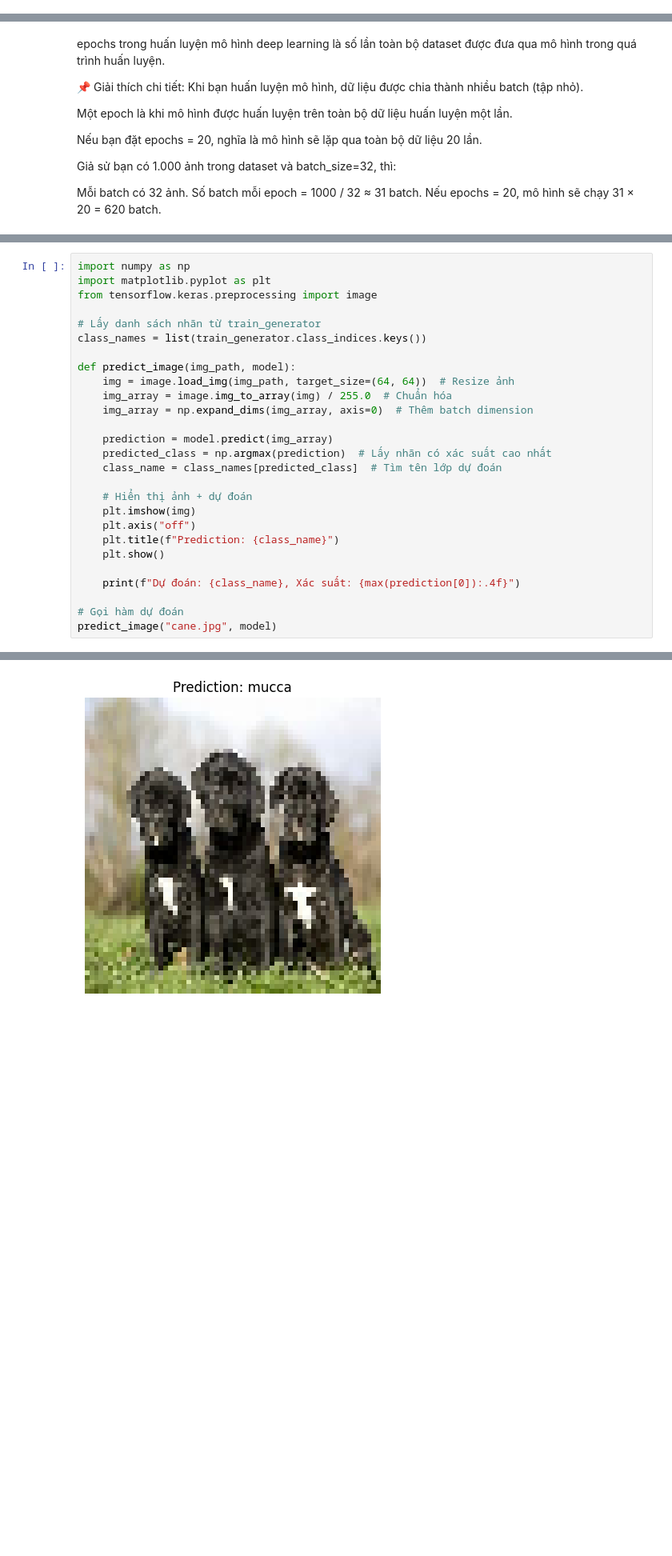
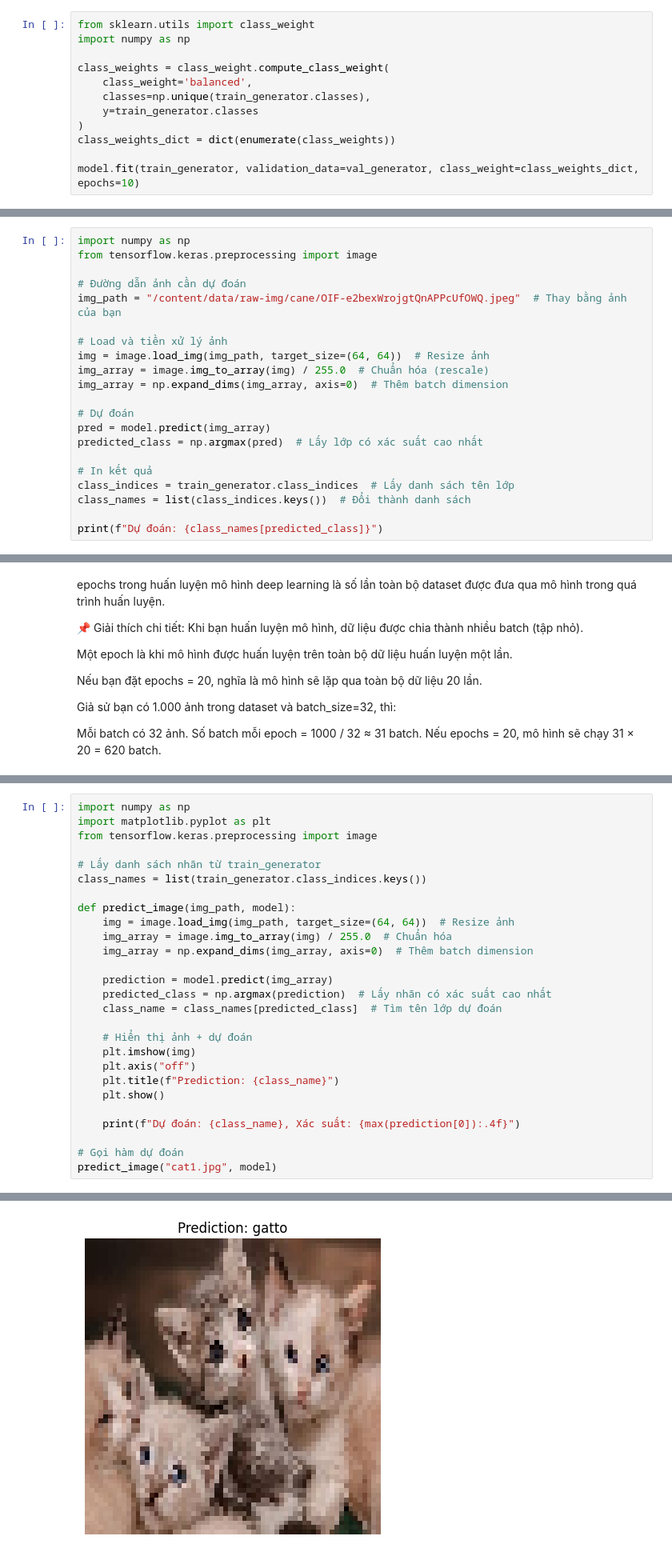
Before and after one commit to hoangDEVteams/deeplearning, a Jupyter notebook: animal10.ipynb, the cells around one changed output, grey strips where cells are left out. Shown at 80% size. Cells and saved outputs as stored; diff of their text form; blank space fills up the shorter version.

```diff
--- a/animal10.ipynb
+++ b/animal10.ipynb
@@ -130,0 +151,12 @@ Found 26179 images belonging to 10 classes.
+# %%
+from sklearn.utils import class_weight
+import numpy as np
+
+class_weights = class_weight.compute_class_weight(
+    class_weight='balanced',
+    classes=np.unique(train_generator.classes),
+    y=train_generator.classes
+)
+class_weights_dict = dict(enumerate(class_weights))
+
+model.fit(train_generator, validation_data=val_generator, class_weight=class_weights_dict, epochs=10)
@@ -198,0 +259,21 @@ Model: "sequential"
+# %%
+import numpy as np
+from tensorflow.keras.preprocessing import image
+
+# Đường dẫn ảnh cần dự đoán
+img_path = "/content/data/raw-img/cane/OIF-e2bexWrojgtQnAPPcUfOWQ.jpeg"  # Thay bằng ảnh của bạn
+
+# Load và tiền xử lý ảnh
+img = image.load_img(img_path, target_size=(64, 64))  # Resize ảnh
+img_array = image.img_to_array(img) / 255.0  # Chuẩn hóa (rescale)
+img_array = np.expand_dims(img_array, axis=0)  # Thêm batch dimension
+
+# Dự đoán
+pred = model.predict(img_array)
+predicted_class = np.argmax(pred)  # Lấy lớp có xác suất cao nhất
+
+# In kết quả
+class_indices = train_generator.class_indices  # Lấy danh sách tên lớp
+class_names = list(class_indices.keys())  # Đổi thành danh sách
+
+print(f"Dự đoán: {class_names[predicted_class]}")
@@ -270,5 +391,5 @@ def predict_image(img_path, model):
     print(f"Dự đoán: {class_name}, Xác suất: {max(prediction[0]):.4f}")
 
 # Gọi hàm dự đoán
-predict_image("cane.jpg", model)
+predict_image("cat1.jpg", model)
 # %% [output]
@@ -276 +397 @@ predict_image("cane.jpg", model)
-[figure, old version]
+[figure, new version]
```
Also changed, not shown: parts of 13 cells of this notebook.
